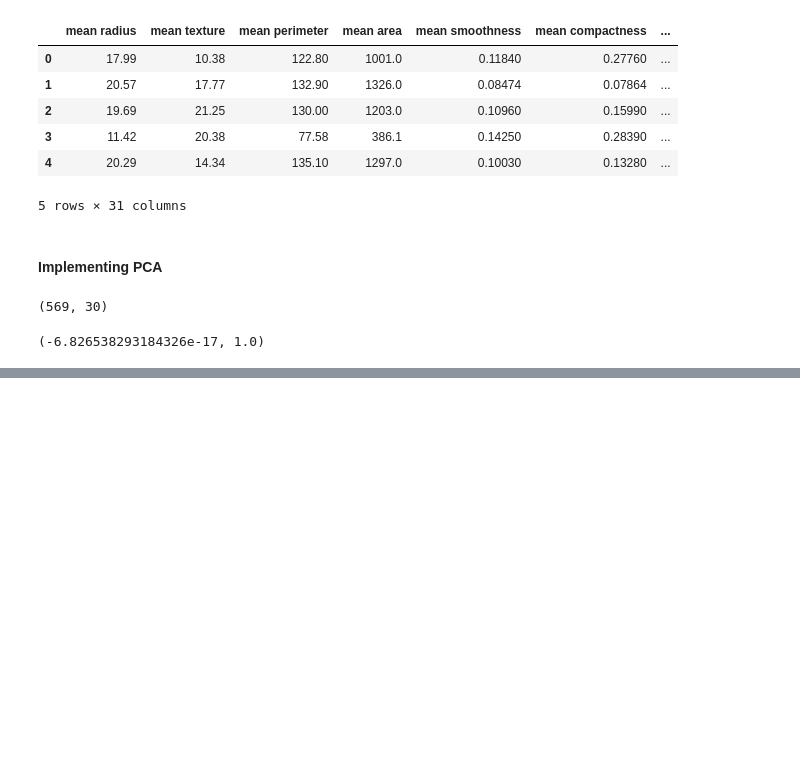
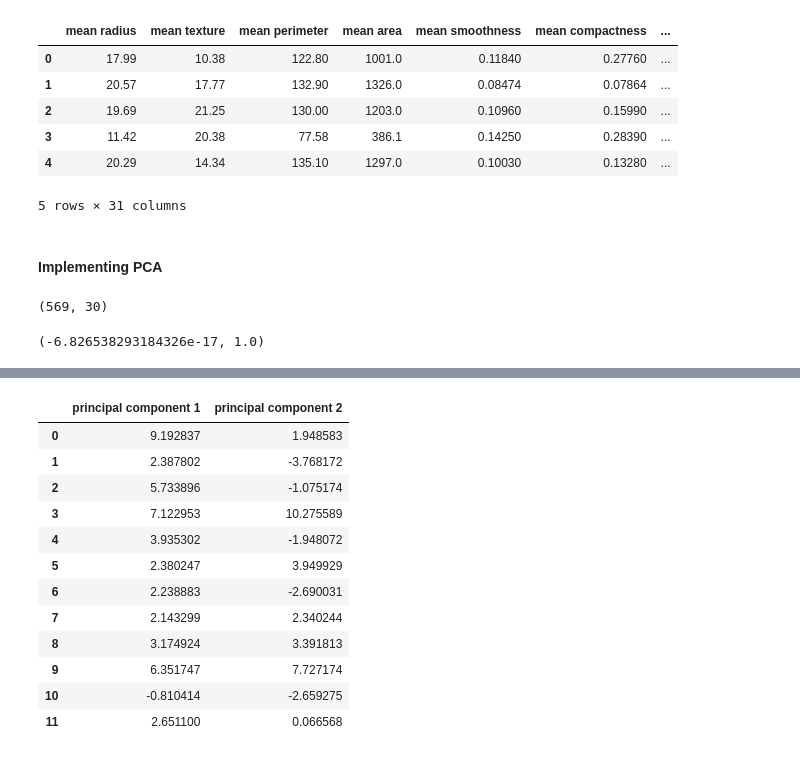
Before and after one commit to adobiss/machine-learning, a Jupyter notebook: principal_component_analysis.ipynb, the cells around one changed output, grey strips where cells are left out. Saved outputs shown, nothing was run; the diff lists cells and outputs as text; code cells hidden in the pictures; blank space fills up the shorter version.

```diff
--- a/principal_component_analysis.ipynb
+++ b/principal_component_analysis.ipynb
@@ -92,0 +166,17 @@ np.mean(x), np.std(x)
+# %%
+### AFTER PCA ###
+principal_breast_Df.head(12)
+# %% [output]
+|  | principal component 1 | principal component 2 |
+| 0 | 9.192837 | 1.948583 |
+| 1 | 2.387802 | -3.768172 |
+| 2 | 5.733896 | -1.075174 |
+| 3 | 7.122953 | 10.275589 |
+| 4 | 3.935302 | -1.948072 |
+| 5 | 2.380247 | 3.949929 |
+| 6 | 2.238883 | -2.690031 |
+| 7 | 2.143299 | 2.340244 |
+| 8 | 3.174924 | 3.391813 |
+| 9 | 6.351747 | 7.727174 |
+| 10 | -0.810414 | -2.659275 |
+| 11 | 2.651100 | 0.066568 |
```
Also changed, not shown: parts of 6 cells of this notebook.
